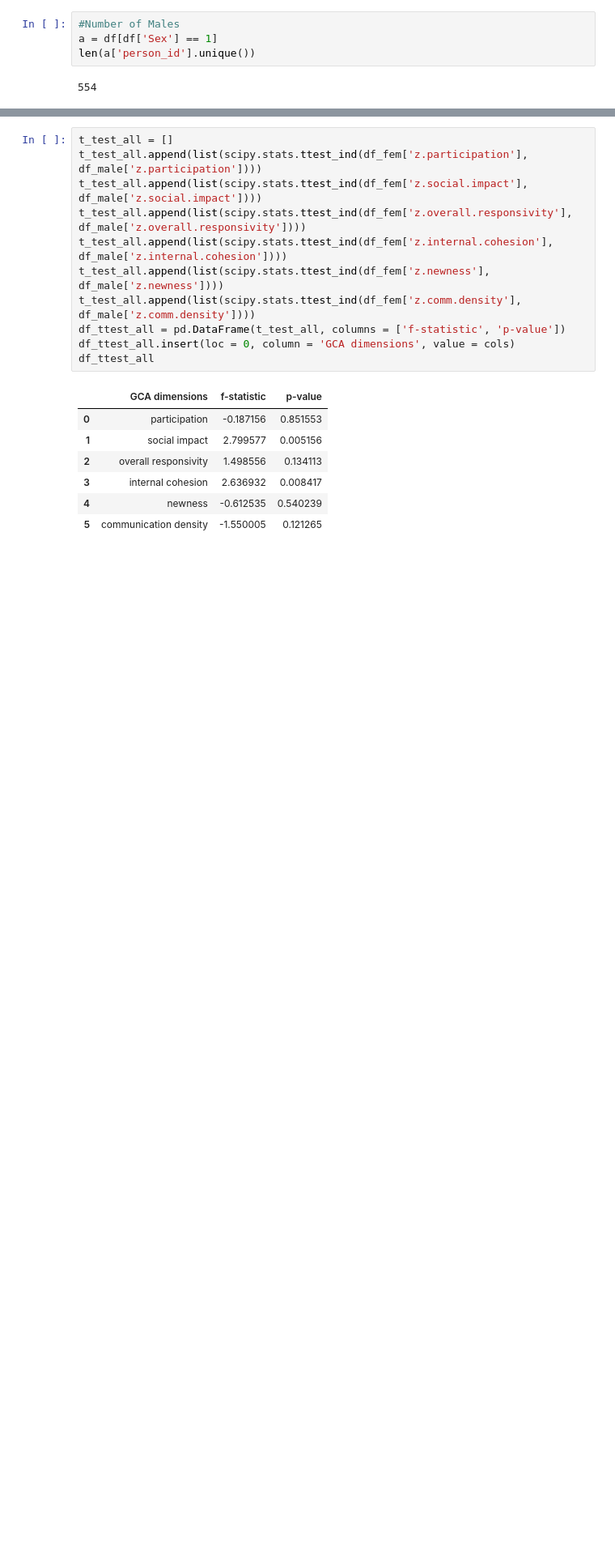
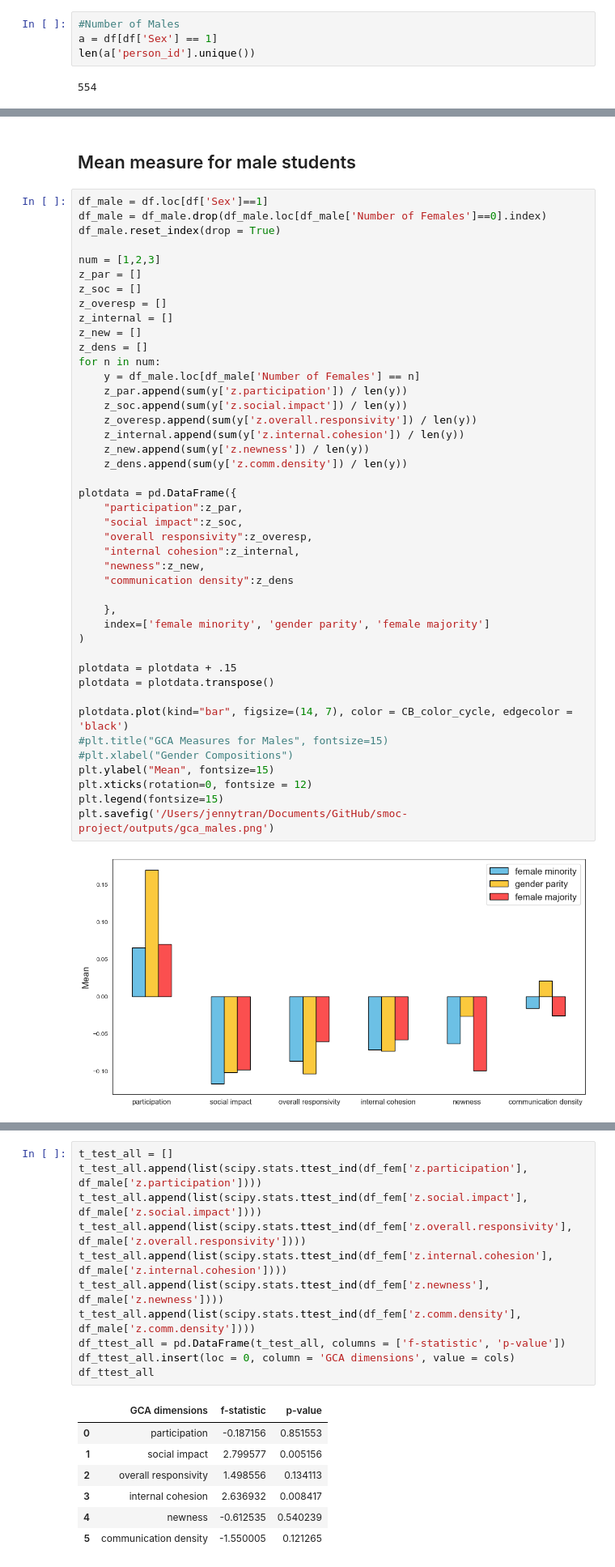
Before and after one commit to jennyt14/smoc-project, a Jupyter notebook: scripts/smoc-analysis.ipynb, the cells around one changed output, grey strips where cells are left out. Shown at 81% size. Drawn from its saved outputs; the diff is of its cells as text; blank space fills up the shorter version.

```diff
--- a/scripts/smoc-analysis.ipynb
+++ b/scripts/smoc-analysis.ipynb
@@ -119,3 +177,50 @@ len(a['person_id'].unique())
+# %% [markdown]
+## Mean measure for male students
+# %%
+df_male = df.loc[df['Sex']==1]
+df_male = df_male.drop(df_male.loc[df_male['Number of Females']==0].index)
+df_male.reset_index(drop = True)
+
+num = [1,2,3]
+z_par = []
+z_soc = []
+z_overesp = []
+z_internal = []
+z_new = []
+z_dens = []
+for n in num:
+    y = df_male.loc[df_male['Number of Females'] == n]
+    z_par.append(sum(y['z.participation']) / len(y))
+    z_soc.append(sum(y['z.social.impact']) / len(y))
+    z_overesp.append(sum(y['z.overall.responsivity']) / len(y))
+    z_internal.append(sum(y['z.internal.cohesion']) / len(y))
+    z_new.append(sum(y['z.newness']) / len(y))
+    z_dens.append(sum(y['z.comm.density']) / len(y))
+
+plotdata = pd.DataFrame({
+    "participation":z_par,
+    "social impact":z_soc,
+    "overall responsivity":z_overesp,
+    "internal cohesion":z_internal,
+    "newness":z_new,
+    "communication density":z_dens
+
+    },
+    index=['female minority', 'gender parity', 'female majority']
+)
+
+plotdata = plotdata + .15
+plotdata = plotdata.transpose()
+
+plotdata.plot(kind="bar", figsize=(14, 7), color = CB_color_cycle, edgecolor = 'black')
+#plt.title("GCA Measures for Males", fontsize=15)
+#plt.xlabel("Gender Compositions")
+plt.ylabel("Mean", fontsize=15)
+plt.xticks(rotation=0, fontsize = 12)
+plt.legend(fontsize=15)
+plt.savefig('/Users/jennytran/Documents/GitHub/smoc-project/outputs/gca_males.png')
+# %% [output]
+[figure, added]
 # %%
 num = [1.0, 2.0]
 z_par = []
```
Also changed, not shown: parts of 9 cells of this notebook, 3 other files.
